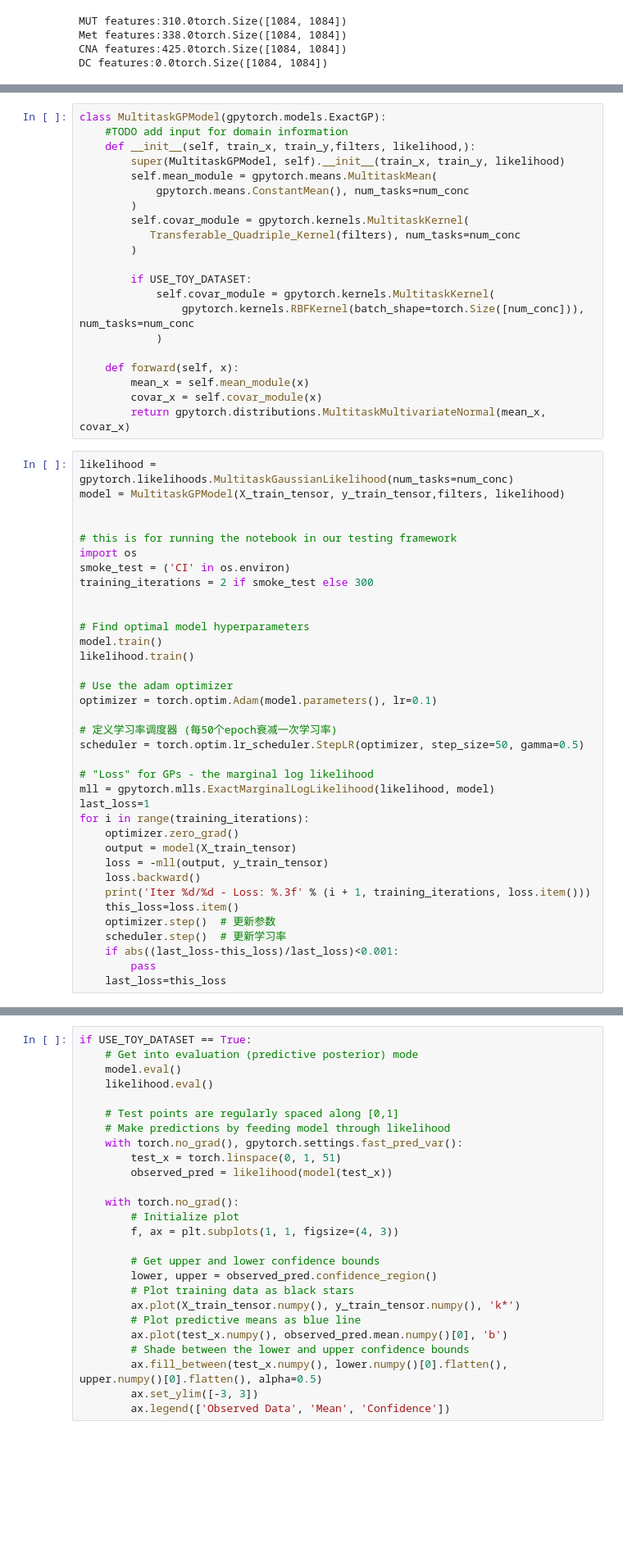
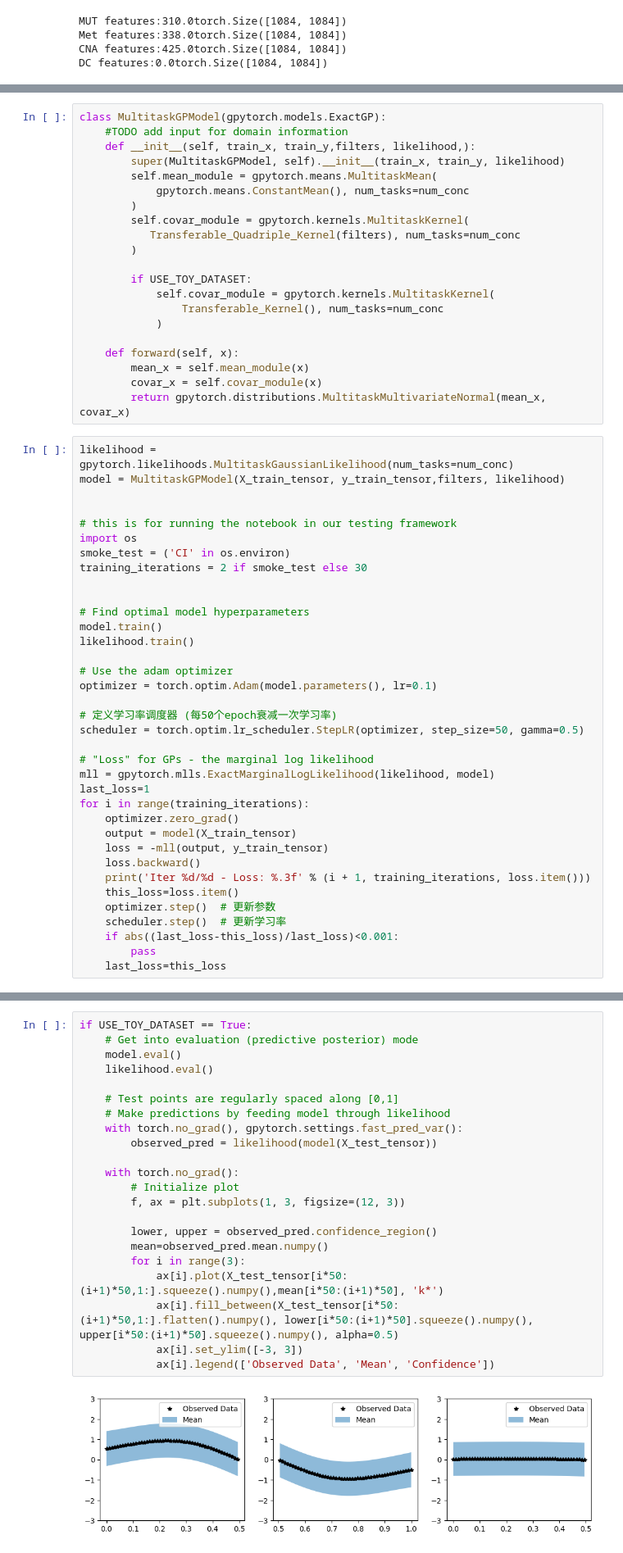
Before and after one commit to Paul-A-Lavender/MOGP-Transferable-kernel-learning, a Jupyter notebook: MOGP_Transferable_GPytorch.ipynb, the cells around one changed output, grey strips where cells are left out. Shown: that part at 82% size. Saved outputs shown, nothing was run; the diff lists cells and outputs as text; blank space fills up the shorter version.

```diff
--- a/MOGP_Transferable_GPytorch.ipynb
+++ b/MOGP_Transferable_GPytorch.ipynb
@@ -257,7 +327,7 @@ class MultitaskGPModel(gpytorch.models.ExactGP):
 
         if USE_TOY_DATASET:
             self.covar_module = gpytorch.kernels.MultitaskKernel(
-                gpytorch.kernels.RBFKernel(batch_shape=torch.Size([num_conc])), num_tasks=num_conc
+                Transferable_Kernel(), num_tasks=num_conc
             )
 
     def forward(self, x):
@@ -272,7 +342,7 @@ model = MultitaskGPModel(X_train_tensor, y_train_tensor,filters, likelihood)
 # this is for running the notebook in our testing framework
 import os
 smoke_test = ('CI' in os.environ)
-training_iterations = 2 if smoke_test else 300
+training_iterations = 2 if smoke_test else 30
 
 
 # Find optimal model hyperparameters
@@ -321,29 +391,27 @@ Iter 300/300 - Loss: -1.161
 # %%
 if USE_TOY_DATASET == True:
     # Get into evaluation (predictive posterior) mode
     model.eval()
     likelihood.eval()
 
     # Test points are regularly spaced along [0,1]
     # Make predictions by feeding model through likelihood
     with torch.no_grad(), gpytorch.settings.fast_pred_var():
-        test_x = torch.linspace(0, 1, 51)
-        observed_pred = likelihood(model(test_x))
+        observed_pred = likelihood(model(X_test_tensor))
 
     with torch.no_grad():
         # Initialize plot
-        f, ax = plt.subplots(1, 1, figsize=(4, 3))
+        f, ax = plt.subplots(1, 3, figsize=(12, 3))
 
-        # Get upper and lower confidence bounds
         lower, upper = observed_pred.confidence_region()
-        # Plot training data as black stars
-        ax.plot(X_train_tensor.numpy(), y_train_tensor.numpy(), 'k*')
-        # Plot predictive means as blue line
-        ax.plot(test_x.numpy(), observed_pred.mean.numpy()[0], 'b')
-        # Shade between the lower and upper confidence bounds
-        ax.fill_between(test_x.numpy(), lower.numpy()[0].flatten(), upper.numpy()[0].flatten(), alpha=0.5)
-        ax.set_ylim([-3, 3])
-        ax.legend(['Observed Data', 'Mean', 'Confidence'])
+        mean=observed_pred.mean.numpy()
+        for i in range(3):
+            ax[i].plot(X_test_tensor[i*50:(i+1)*50,1:].squeeze().numpy(),mean[i*50:(i+1)*50], 'k*')
+            ax[i].fill_between(X_test_tensor[i*50:(i+1)*50,1:].flatten().numpy(), lower[i*50:(i+1)*50].squeeze().numpy(), upper[i*50:(i+1)*50].squeeze().numpy(), alpha=0.5)
+            ax[i].set_ylim([-3, 3])
+            ax[i].legend(['Observed Data', 'Mean', 'Confidence'])
+# %% [output]
+[figure, added]
 # %%
 
 # Set into eval mode
```
Also changed, not shown: parts of 8 cells of this notebook, 1 other file.
